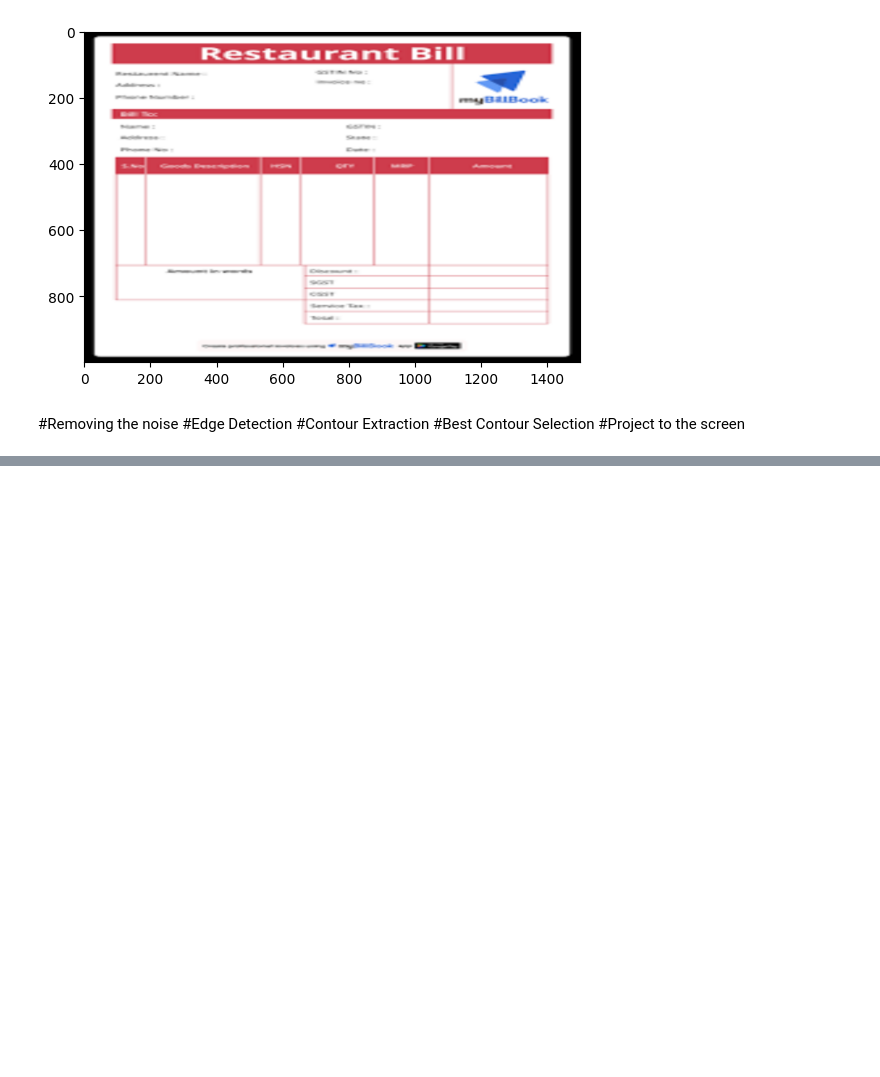
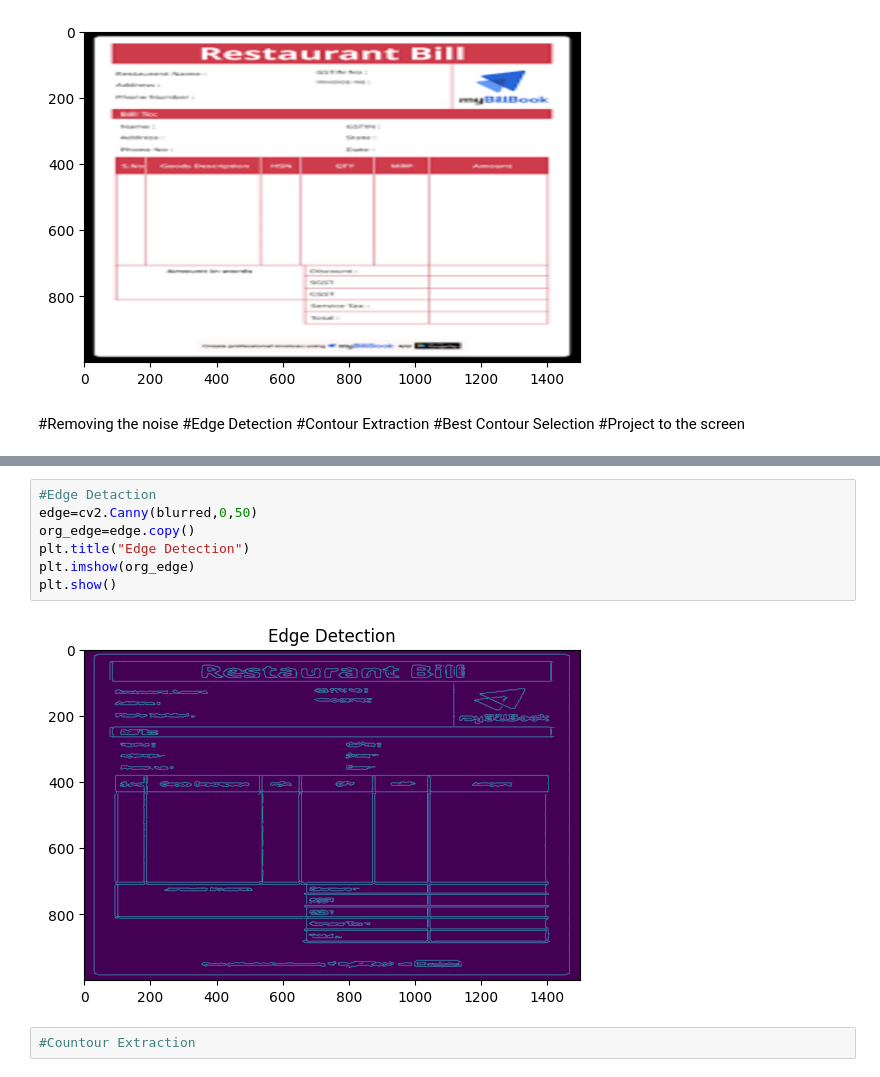
Before and after one commit to KALPESHHHHHH/Doc_Scanner, a Jupyter notebook: doc_scanner/doc_scanner.ipynb, the cells around one changed output, grey strips where cells are left out. Drawn from its saved outputs; the diff is of its cells as text; blank space fills up the shorter version.

Commit message:
done with edge detection

```diff
--- a/doc_scanner/doc_scanner.ipynb
+++ b/doc_scanner/doc_scanner.ipynb
@@ -40,0 +60,11 @@ plt.show()
+# %%
+#Edge Detaction
+edge=cv2.Canny(blurred,0,50)
+org_edge=edge.copy()
+plt.title("Edge Detection")
+plt.imshow(org_edge)
+plt.show()
+# %% [output]
+[figure, added]
+# %%
+#Countour Extraction
```
Also changed, not shown: parts of 3 cells of this notebook.
